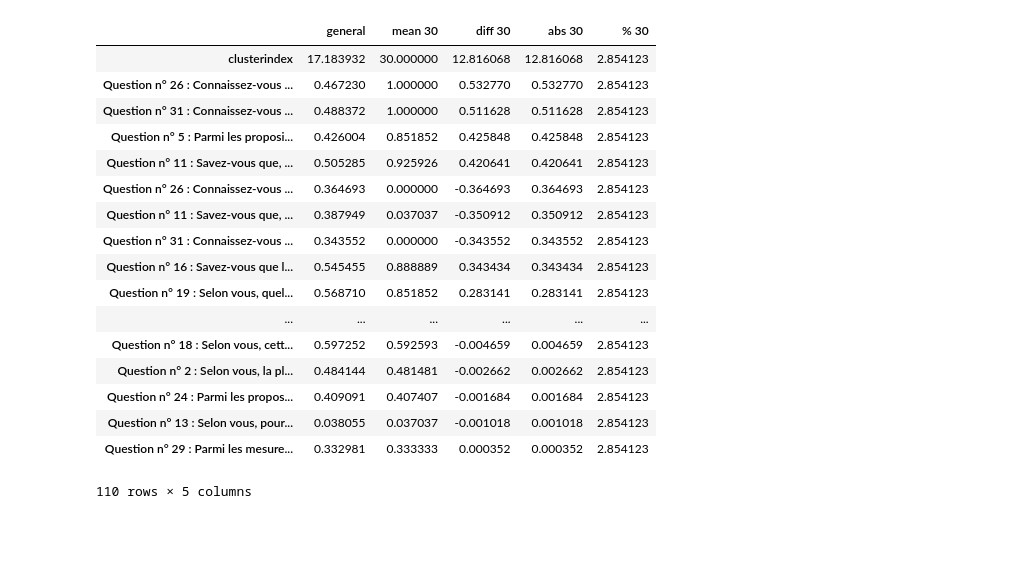
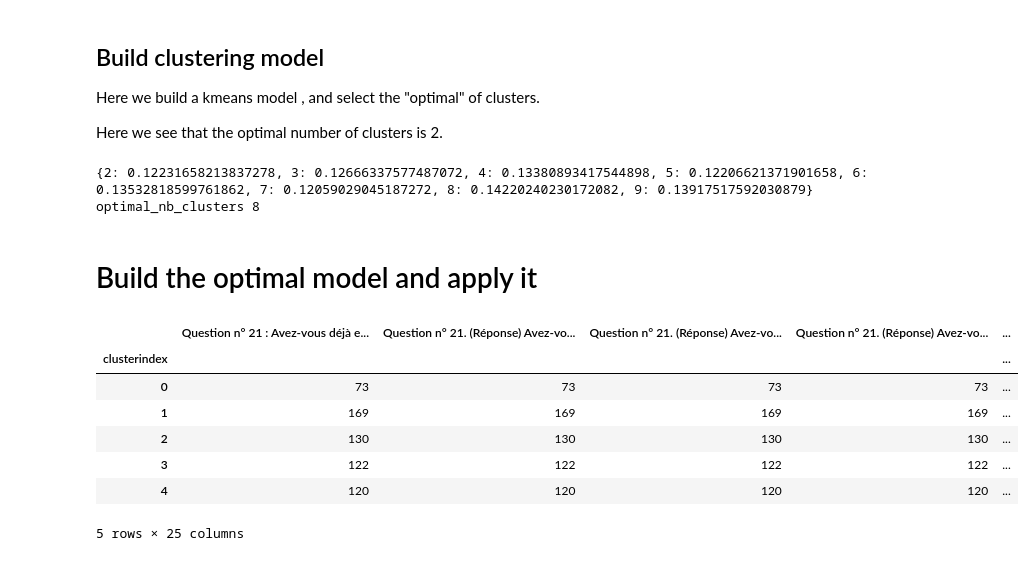
Before and after one commit to regardscitoyens/consultation_an, a Jupyter notebook: exploitation/analyse_quanti.ipynb, the cells around one changed output. Saved outputs shown, nothing was run; the diff lists cells and outputs as text; code cells hidden in the pictures; blank space fills up the shorter version.

Commit message:
Recherche des groupes de population automtique (par Antoine Carme)

```diff
--- a/exploitation/analyse_quanti.ipynb
+++ b/exploitation/analyse_quanti.ipynb
@@ -43,5 +55,14 @@ df.head()
+# %%
+df = loadContributions('../data/EGALITE4.brut.json', True)
+# %% [markdown]
+## Build clustering model
+
+Here we build a kmeans model , and select the "optimal" of clusters.
+
+Here we see that the optimal number of clusters is 2.
 # %%
 from sklearn.cluster import KMeans
+from sklearn import metrics
 import numpy as np
 X = df.drop('id', axis=1).values
 
@@ -51,6 +72,30 @@ def train_kmeans(nb_clusters, X):
 #print(kmeans.predict(X))
 #kmeans.cluster_centers_
 
-nb_cluster = 35
 
-df['clusterindex'] = train_kmeans(nb_cluster, X).predict(X)
+def select_nb_clusters():
+    perfs = {};
+    for nbclust in range(2,10):
+        kmeans_model = train_kmeans(nbclust, X);
+        labels = kmeans_model.labels_
+        # from http://scikit-learn.org/stable/modules/clustering.html#calinski-harabaz-index
+        # we are in an unsupervised model. cannot get better!
+        # perfs[nbclust] = metrics.calinski_harabaz_score(X, labels);
+        perfs[nbclust] = metrics.silhouette_score(X, labels);
+    print(perfs);
+    return perfs;
+
+
+df['clusterindex'] = train_kmeans(4, X).predict(X)
+#df
+
+perfs = select_nb_clusters();
+# result :
+# {2: 341.07570462155348, 3: 227.39963334619881, 4: 186.90438345452918, 5: 151.03979976346525, 6: 129.11214073405731, 7: 112.37235520885432, 8: 102.35994869157568, 9: 93.848315820675438}
+
+optimal_nb_clusters = max(perfs, key=perfs.get);
+
+print("optimal_nb_clusters" , optimal_nb_clusters);
+# %% [output]
+{2: 0.12231658213837278, 3: 0.12666337577487072, 4: 0.13380893417544898, 5: 0.12206621371901658, 6: 0.13532818599761862, 7: 0.12059029045187272, 8: 0.14220240230172082, 9: 0.13917517592030879}
+optimal_nb_clusters 8
@@ -69,21 +102,6 @@ def getDataForClusterId(i):
-# %%
-getDataForClusterId(30)
-# %% [output]
-|  | general | mean 30 | diff 30 | abs 30 | % 30 |
-| clusterindex | 17.183932 | 30.000000 | 12.816068 | 12.816068 | 2.854123 |
-| Question n° 26 : Connaissez-vous ... | 0.467230 | 1.000000 | 0.532770 | 0.532770 | 2.854123 |
-| Question n° 31 : Connaissez-vous ... | 0.488372 | 1.000000 | 0.511628 | 0.511628 | 2.854123 |
-| Question n° 5 : Parmi les proposi... | 0.426004 | 0.851852 | 0.425848 | 0.425848 | 2.854123 |
-| Question n° 11 : Savez-vous que, ... | 0.505285 | 0.925926 | 0.420641 | 0.420641 | 2.854123 |
-| Question n° 26 : Connaissez-vous ... | 0.364693 | 0.000000 | -0.364693 | 0.364693 | 2.854123 |
-| Question n° 11 : Savez-vous que, ... | 0.387949 | 0.037037 | -0.350912 | 0.350912 | 2.854123 |
-| Question n° 31 : Connaissez-vous ... | 0.343552 | 0.000000 | -0.343552 | 0.343552 | 2.854123 |
-| Question n° 16 : Savez-vous que l... | 0.545455 | 0.888889 | 0.343434 | 0.343434 | 2.854123 |
-| Question n° 19 : Selon vous, quel... | 0.568710 | 0.851852 | 0.283141 | 0.283141 | 2.854123 |
-| ... | ... | ... | ... | ... | ... |
-| Question n° 18 : Selon vous, cett... | 0.597252 | 0.592593 | -0.004659 | 0.004659 | 2.854123 |
-| Question n° 2 : Selon vous, la pl... | 0.484144 | 0.481481 | -0.002662 | 0.002662 | 2.854123 |
-| Question n° 24 : Parmi les propos... | 0.409091 | 0.407407 | -0.001684 | 0.001684 | 2.854123 |
-| Question n° 13 : Selon vous, pour... | 0.038055 | 0.037037 | -0.001018 | 0.001018 | 2.854123 |
-| Question n° 29 : Parmi les mesure... | 0.332981 | 0.333333 | 0.000352 | 0.000352 | 2.854123 |
-110 rows × 5 columns
+# %% [markdown]
+# Build the optimal model and apply it
+# %%
+km_model = train_kmeans(optimal_nb_clusters, X);
+df['clusterindex'] = km_model.predict(X)
+lGroupBy = df.groupby(['clusterindex']).mean();
@@ -89,0 +110,16 @@ getDataForClusterId(30)
+# %%
+cluster_profile_counts = df.groupby(['clusterindex']).count();
+cluster_profile_means = df.groupby(['clusterindex']).mean();
+global_counts = df.count()
+global_means = df.mean()
+# %%
+cluster_profile_counts.head()
+# %% [output]
+|  | Question n° 21 : Avez-vous déjà e... | Question n° 21. (Réponse) Avez-vo... | Question n° 21. (Réponse) Avez-vo... | Question n° 21. (Réponse) Avez-vo... | ... |
+| clusterindex |  |  |  |  | ... |
+| 0 | 73 | 73 | 73 | 73 | ... |
+| 1 | 169 | 169 | 169 | 169 | ... |
+| 2 | 130 | 130 | 130 | 130 | ... |
+| 3 | 122 | 122 | 122 | 122 | ... |
+| 4 | 120 | 120 | 120 | 120 | ... |
+5 rows × 25 columns
```
Also changed, not shown: parts of 14 cells of this notebook.
